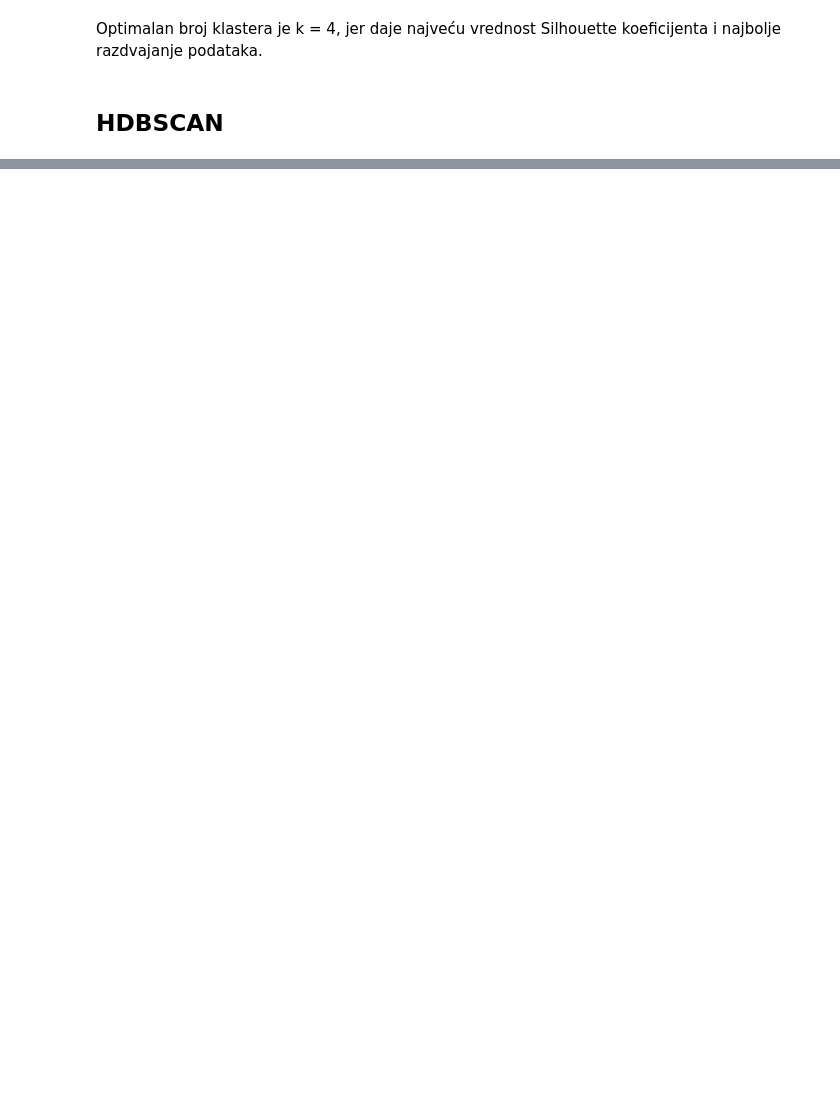
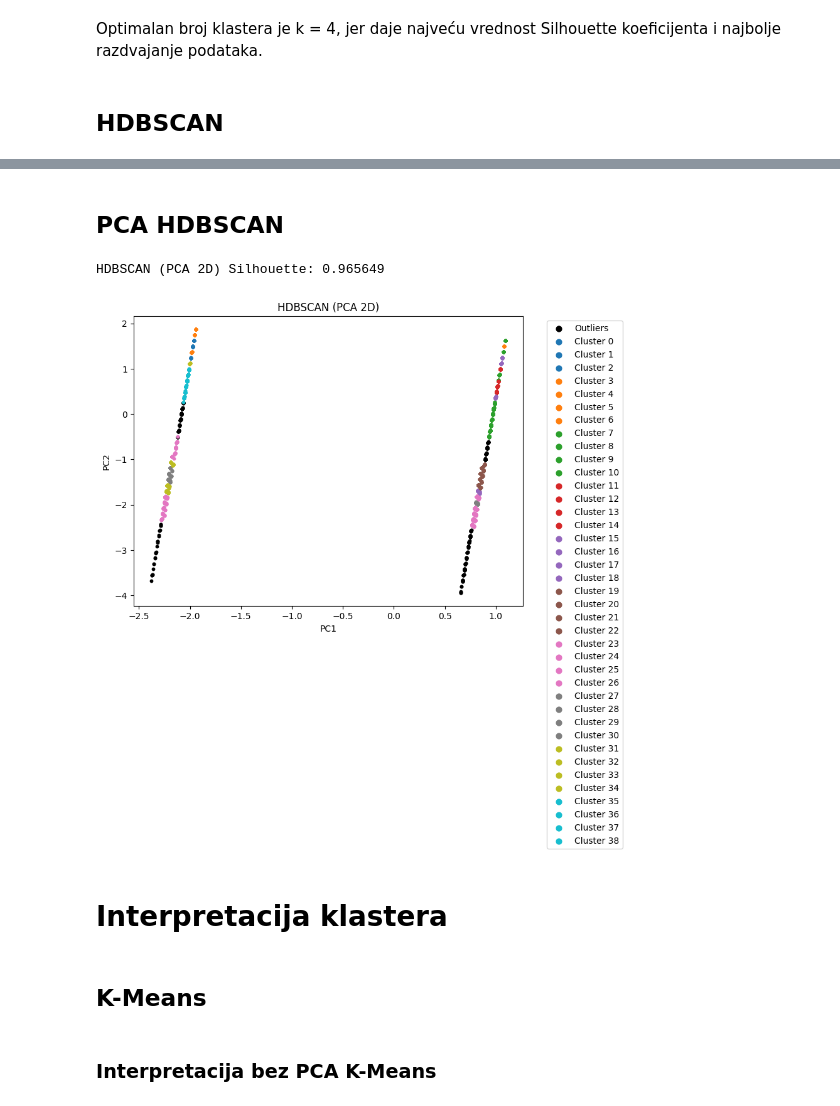
Before and after one commit to Stefan-011/Machine-learning-clustering, a Jupyter notebook: notebook_project.ipynb, the cells around one changed output, grey strips where cells are left out. Cells and saved outputs as stored; diff of their text form; code cells hidden in the pictures; blank space fills up the shorter version.

```diff
--- a/notebook_project.ipynb
+++ b/notebook_project.ipynb
@@ -661,0 +780,47 @@ plt.show()
+# %% [markdown]
+## PCA HDBSCAN
+# %%
+from sklearn.metrics import silhouette_score
+import hdbscan
+from sklearn.decomposition import PCA
+import matplotlib.pyplot as plt
+import numpy as np
+
+pca = PCA(n_components=2)
+data_2d = pca.fit_transform(data_scaled)
+
+hdb = hdbscan.HDBSCAN(min_cluster_size=150, min_samples=10)
+labels = hdb.fit_predict(data_2d)
+
+if len(set(labels)) > 1 and (len(set(labels)) - (1 if -1 in labels else 0)) > 0:
+    mask = labels != -1
+    score = silhouette_score(data_2d[mask], labels[mask])
+    print(f"HDBSCAN (PCA 2D) Silhouette: {score:.6f}")
+else:
+    print("Nije moguće izračunati Silhouette score (manjak klastera)")
+
+plt.figure(figsize=(8,6))
+unique_labels = np.unique(labels)
+colors = plt.cm.tab10(np.linspace(0, 1, len(unique_labels)))
+
+for label, color in zip(unique_labels, colors):
+    mask = labels == label
+    if label == -1:
+        plt.scatter(data_2d[mask,0], data_2d[mask,1], c='black', s=10, label="Outliers")
+    else:
+        plt.scatter(data_2d[mask,0], data_2d[mask,1], color=color, s=10, label=f"Cluster {label}")
+
+plt.title("HDBSCAN (PCA 2D)")
+plt.xlabel("PC1")
+plt.ylabel("PC2")
+plt.legend(markerscale=2, bbox_to_anchor=(1.05, 1), loc='upper left')
+plt.show()
+# %% [output]
+HDBSCAN (PCA 2D) Silhouette: 0.965649
+[figure, added]
+# %% [markdown]
+# Interpretacija klastera
+# %% [markdown]
+## K-Means
+# %% [markdown]
+### Interpretacija bez PCA K-Means
```
Also changed, not shown: parts of 23 cells of this notebook.
